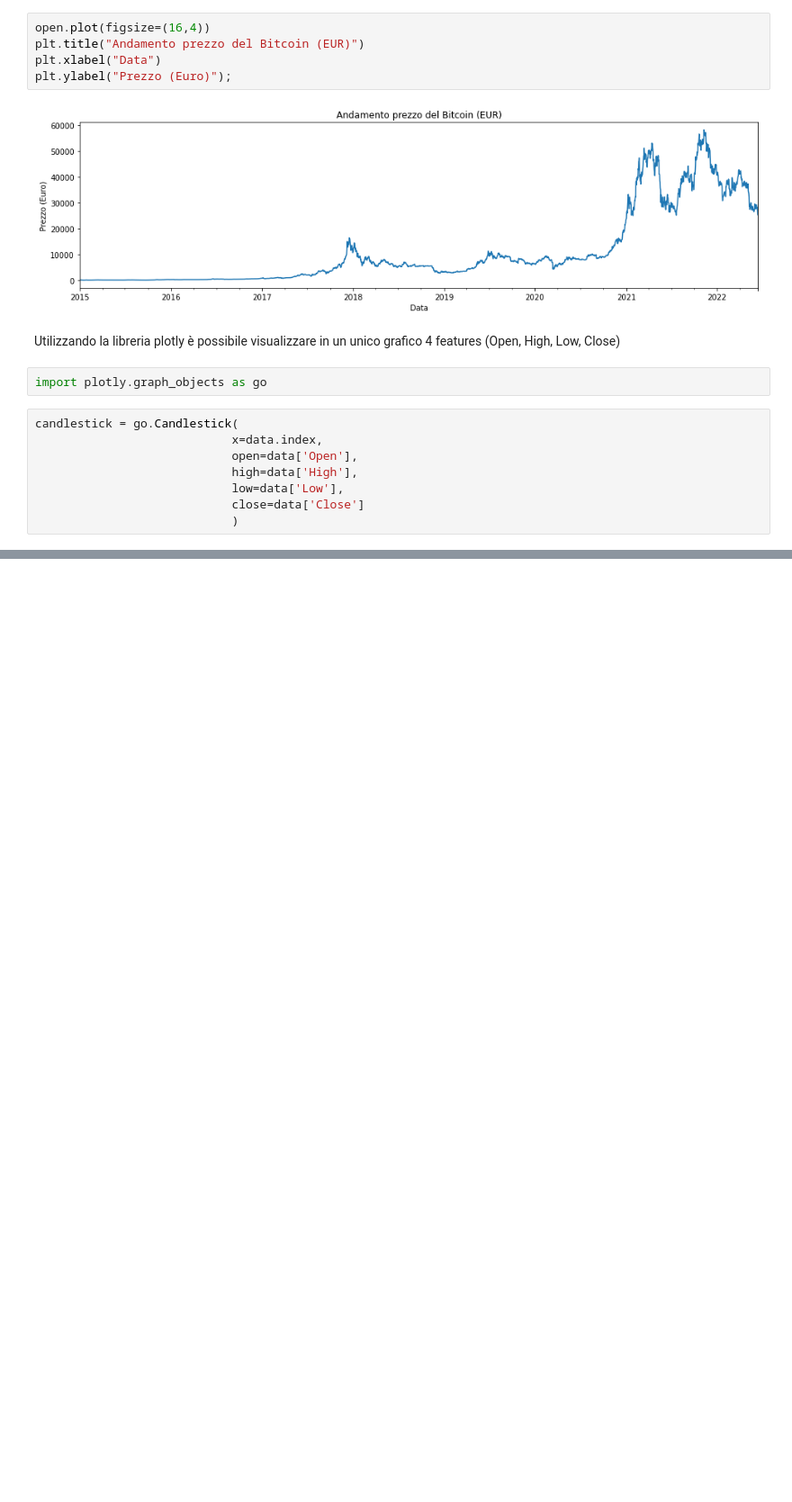
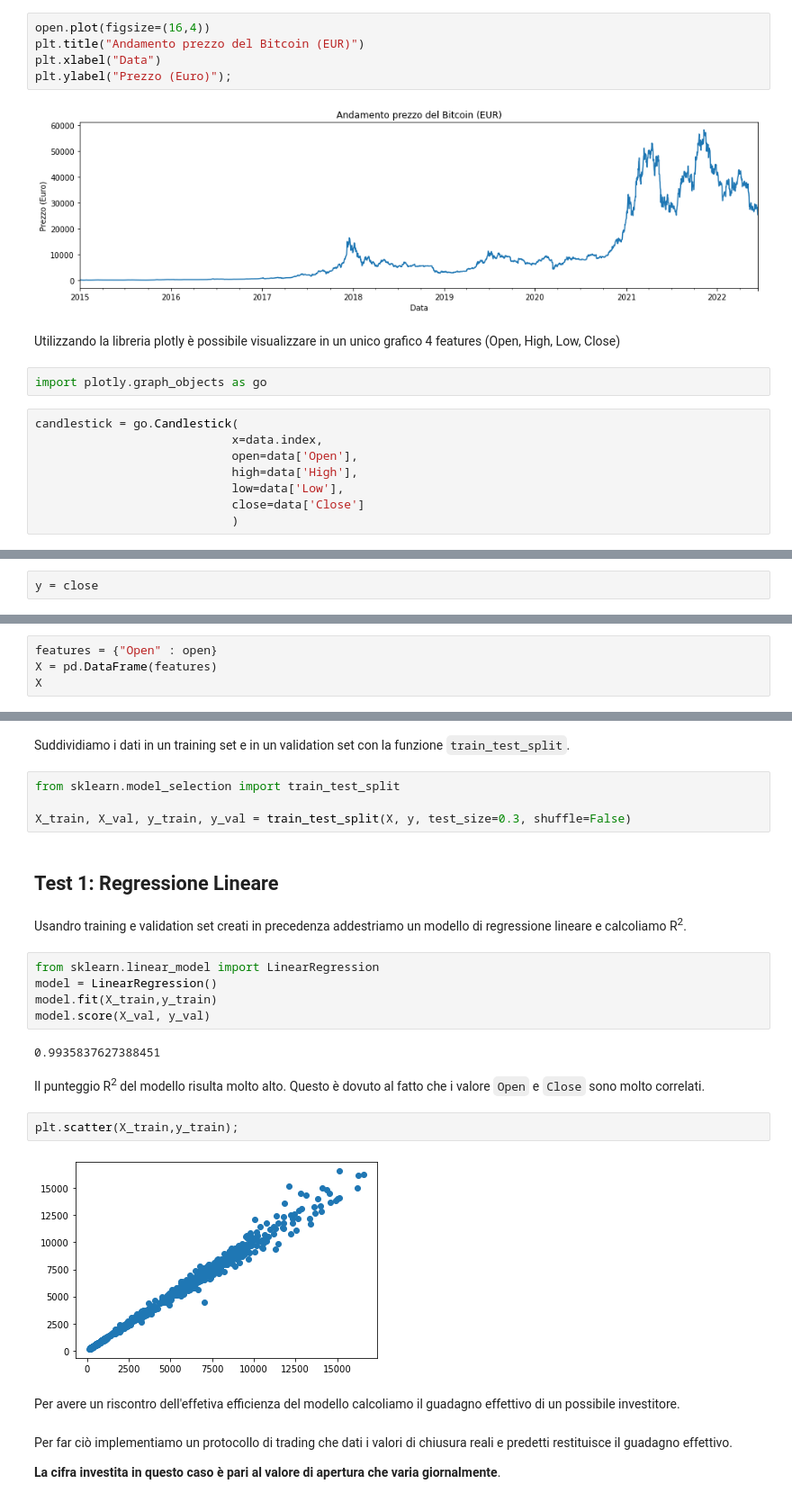
Before and after one commit to Morlenza/Nasdaq_prediction, a Jupyter notebook: PredizioneBitcoin.ipynb, the cells around one changed output, grey strips where cells are left out. Shown at 90% size. Saved outputs shown, nothing was run; the diff lists cells and outputs as text; blank space fills up the shorter version.

Commit message:
first model:Linear Regression

```diff
--- a/PredizioneBitcoin.ipynb
+++ b/PredizioneBitcoin.ipynb
@@ -115,0 +149,2 @@ interactive(children=(IntSlider(value=0, description='ymin', max=60000, step=100
+# %%
+y = close
@@ -115,0 +154,4 @@ interactive(children=(IntSlider(value=0, description='ymin', max=60000, step=100
+# %%
+features = {"Open" : open}
+X = pd.DataFrame(features)
+X
@@ -115,0 +173,29 @@ interactive(children=(IntSlider(value=0, description='ymin', max=60000, step=100
+# %% [markdown]
+Suddividiamo i dati in un training set e in un validation set con la funzione `train_test_split`.
+# %%
+from sklearn.model_selection import train_test_split
+
+X_train, X_val, y_train, y_val = train_test_split(X, y, test_size=0.3, shuffle=False)
+# %% [markdown]
+## Test 1: Regressione Lineare
+# %% [markdown]
+Usandro training e validation set creati in precedenza addestriamo un modello di regressione lineare e calcoliamo R<sup>2</sup>.
+# %%
+from sklearn.linear_model import LinearRegression
+model = LinearRegression()
+model.fit(X_train,y_train)
+model.score(X_val, y_val)
+# %% [output]
+0.9935837627388451
+# %% [markdown]
+Il punteggio R<sup>2</sup> del modello risulta molto alto. Questo è dovuto al fatto che i valore `Open` e `Close` sono molto correlati.
+# %%
+plt.scatter(X_train,y_train);
+# %% [output]
+[figure, added]
+# %% [markdown]
+Per avere un riscontro dell'effetiva efficienza del modello calcoliamo il guadagno effettivo di un possibile investitore.
+# %% [markdown]
+Per far ciò implementiamo un protocollo di trading che dati i valori di chiusura reali e predetti restituisce il guadagno effettivo.
+
+**La cifra investita in questo caso è pari al valore di apertura che varia giornalmente**.
```
Also changed, not shown: parts of 26 cells of this notebook.
